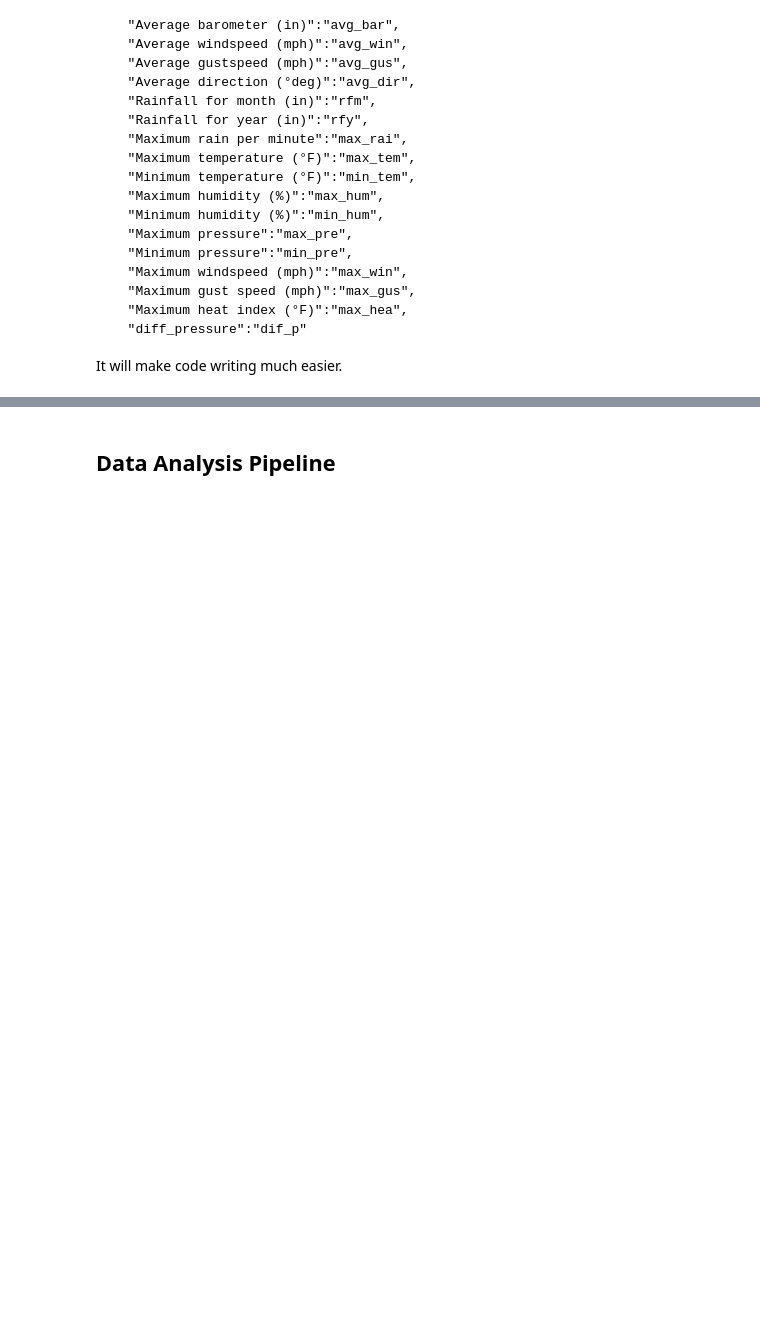
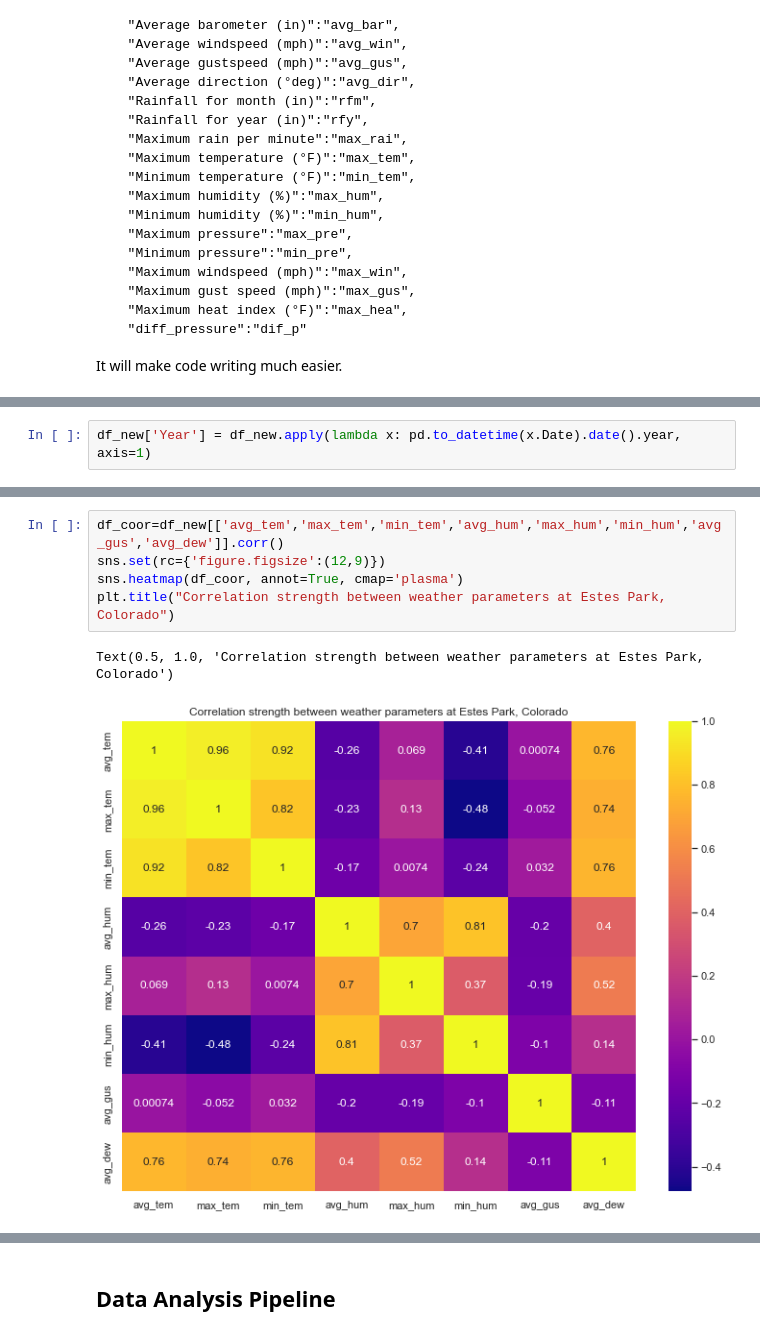
Before and after one commit to ubco-W2022T1-cosc301/project-group29, a Jupyter notebook: notebooks/analysis1.ipynb, the cells around one changed output, grey strips where cells are left out. Drawn from its saved outputs; the diff is of its cells as text; blank space fills up the shorter version.

```diff
--- a/notebooks/analysis1.ipynb
+++ b/notebooks/analysis1.ipynb
@@ -149,0 +82,2 @@ sns.kdeplot(data=df_new, x="avg_dew", y="avg_hum",fill=True,thresh=0, levels=100
+# %%
+df_new['Year'] = df_new.apply(lambda x: pd.to_datetime(x.Date).date().year, axis=1)
@@ -149,0 +122,8 @@ sns.kdeplot(data=df_new, x="avg_dew", y="avg_hum",fill=True,thresh=0, levels=100
+# %%
+df_coor=df_new[['avg_tem','max_tem','min_tem','avg_hum','max_hum','min_hum','avg_gus','avg_dew']].corr()
+sns.set(rc={'figure.figsize':(12,9)})
+sns.heatmap(df_coor, annot=True, cmap='plasma')
+plt.title("Correlation strength between weather parameters at Estes Park, Colorado")
+# %% [output]
+Text(0.5, 1.0, 'Correlation strength between weather parameters at Estes Park, Colorado')
+[figure, added]
```
Also changed, not shown: parts of 49 cells of this notebook.
